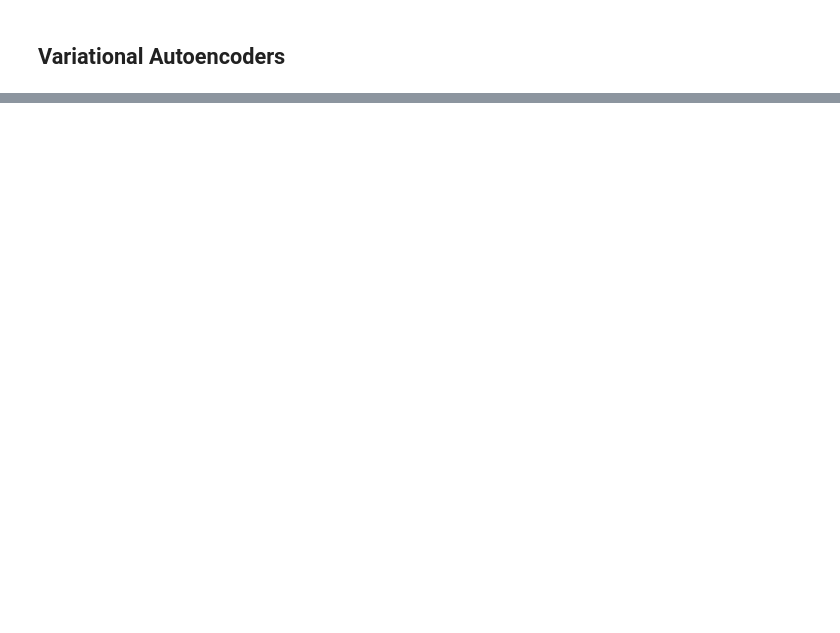
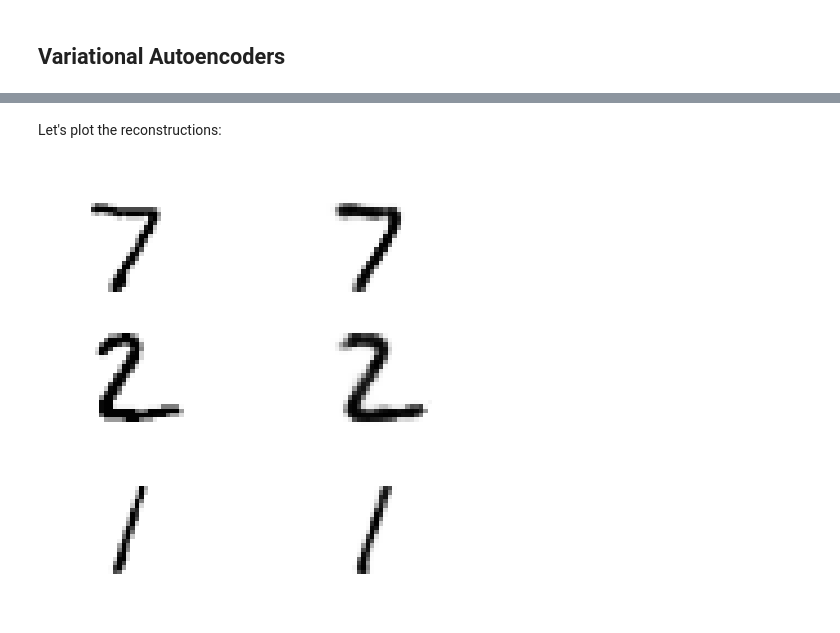
Before and after one commit to chauhan-utk/handson-ml, a Jupyter notebook: 15_VariationalAutoencoders.ipynb, the cells around one changed output, grey strips where cells are left out. Drawn from its saved outputs; the diff is of its cells as text; code cells hidden in the pictures; blank space fills up the shorter version.

```diff
--- a/15_VariationalAutoencoders.ipynb
+++ b/15_VariationalAutoencoders.ipynb
@@ -203,0 +316,8 @@ saver = tf.train.Saver()
+# %%
+n_digits = 3
+X_test, y_test = mnist.test.next_batch(batch_size)
+codings = hidden3
+
+with tf.Session() as sess:
+    saver.restore(sess, "./my_model_variational.ckpt")
+    codings_val = codings.eval(feed_dict={X: X_test})
@@ -203,0 +326,15 @@ saver = tf.train.Saver()
+# %%
+with tf.Session() as sess:
+    saver.restore(sess, "./my_model_variational.ckpt")
+    outputs_val = outputs.eval(feed_dict={codings: codings_val})
+# %% [markdown]
+Let's plot the reconstructions:
+# %%
+fig = plt.figure(figsize=(8, 2.5 * n_digits))
+for iteration in range(n_digits):
+    plt.subplot(n_digits, 2, 1 + 2 * iteration)
+    plot_image(X_test[iteration])
+    plt.subplot(n_digits, 2, 2 + 2 * iteration)
+    plot_image(outputs_val[iteration])
+# %% [output]
+[figure, added]
```
Also changed, not shown: parts of 18 cells of this notebook, 2 other files.
